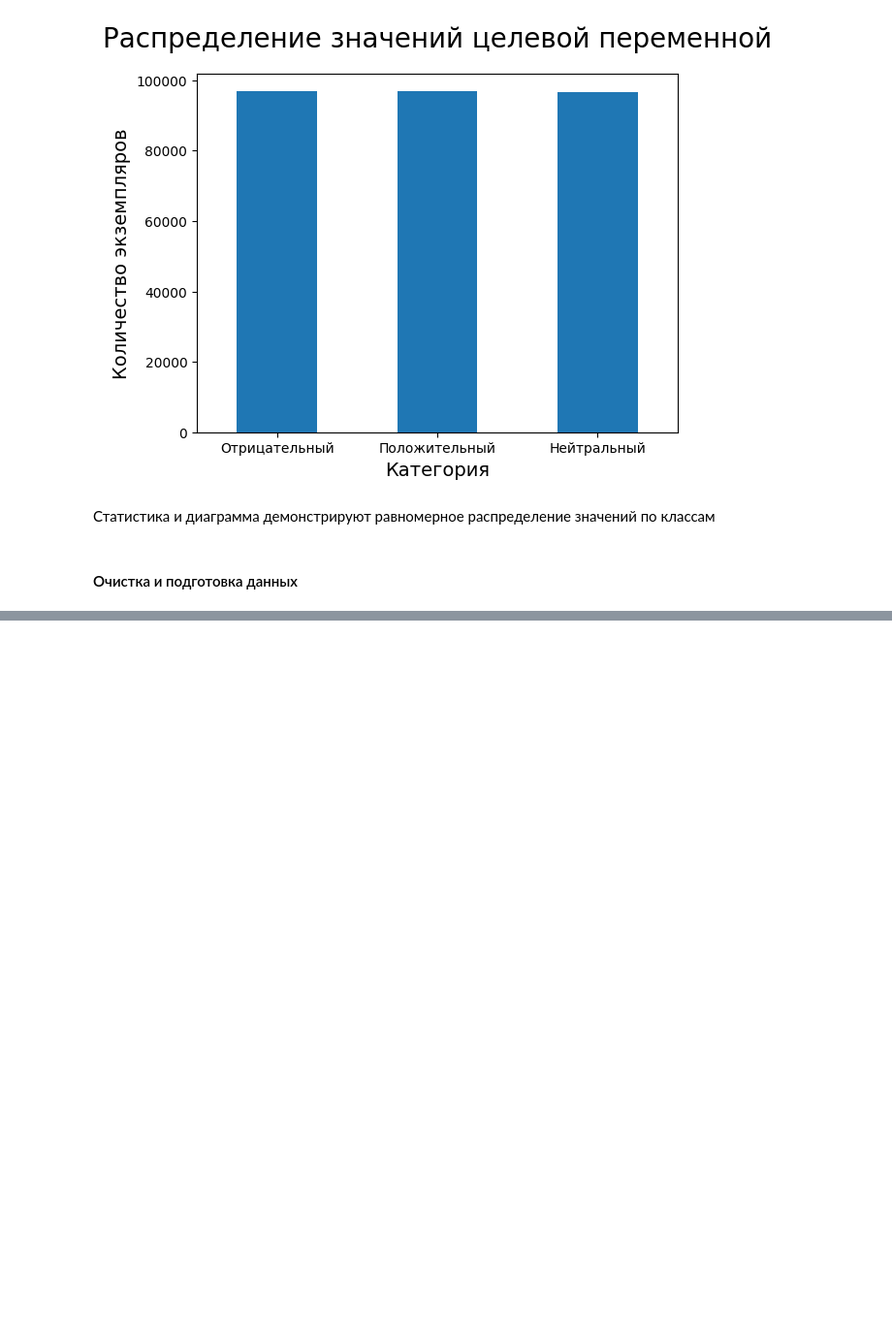
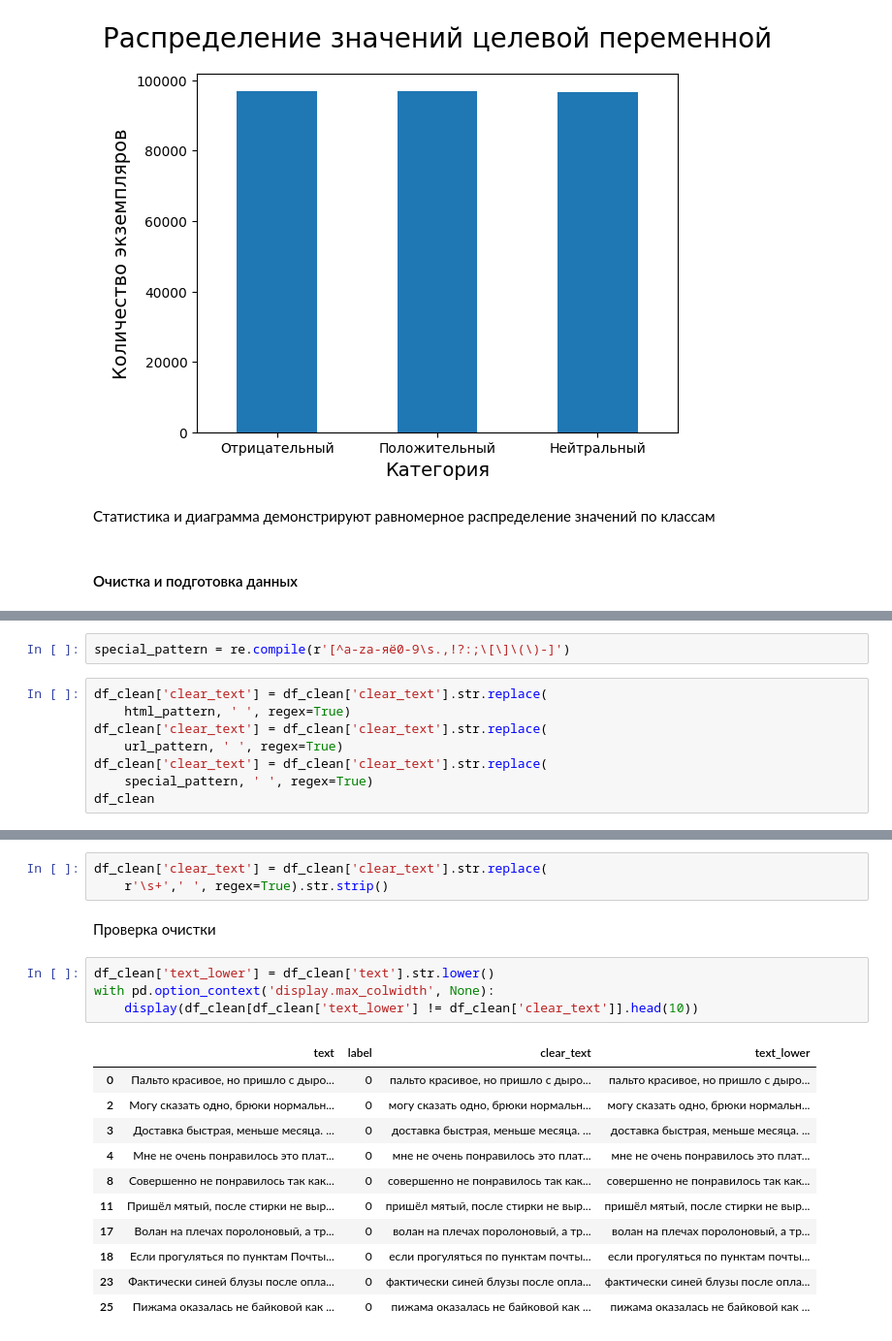
Before and after one commit to moon-may/Machine_Learning, a Jupyter notebook: main.ipynb, the cells around one changed output, grey strips where cells are left out. Shown: that part at 97% size. Saved outputs shown, nothing was run; the diff lists cells and outputs as text; blank space fills up the shorter version.

```diff
--- a/main.ipynb
+++ b/main.ipynb
@@ -140,0 +203,10 @@ import nltk
+# %%
+special_pattern = re.compile(r'[^a-zа-яё0-9\s.,!?:;\[\]\(\)-]')
+# %%
+df_clean['clear_text'] = df_clean['clear_text'].str.replace(
+    html_pattern, ' ', regex=True)
+df_clean['clear_text'] = df_clean['clear_text'].str.replace(
+    url_pattern, ' ', regex=True)
+df_clean['clear_text'] = df_clean['clear_text'].str.replace(
+    special_pattern, ' ', regex=True)
+df_clean
@@ -140,0 +227,21 @@ import nltk
+# %%
+df_clean['clear_text'] = df_clean['clear_text'].str.replace(
+    r'\s+',' ', regex=True).str.strip()
+# %% [markdown]
+Проверка очистки
+# %%
+df_clean['text_lower'] = df_clean['text'].str.lower()
+with pd.option_context('display.max_colwidth', None):
+    display(df_clean[df_clean['text_lower'] != df_clean['clear_text']].head(10))
+# %% [output]
+|  | text | label | clear_text | text_lower |
+| 0 | Пальто красивое, но пришло с дыро... | 0 | пальто красивое, но пришло с дыро... | пальто красивое, но пришло с дыро... |
+| 2 | Могу сказать одно, брюки нормальн... | 0 | могу сказать одно, брюки нормальн... | могу сказать одно, брюки нормальн... |
+| 3 | Доставка быстрая, меньше месяца. ... | 0 | доставка быстрая, меньше месяца. ... | доставка быстрая, меньше месяца. ... |
+| 4 | Мне не очень понравилось это плат... | 0 | мне не очень понравилось это плат... | мне не очень понравилось это плат... |
+| 8 | Совершенно не понравилось так как... | 0 | совершенно не понравилось так как... | совершенно не понравилось так как... |
+| 11 | Пришёл мятый, после стирки не выр... | 0 | пришёл мятый, после стирки не выр... | пришёл мятый, после стирки не выр... |
+| 17 | Волан на плечах поролоновый, а тр... | 0 | волан на плечах поролоновый, а тр... | волан на плечах поролоновый, а тр... |
+| 18 | Если прогуляться по пунктам Почты... | 0 | если прогуляться по пунктам почты... | если прогуляться по пунктам почты... |
+| 23 | Фактически синей блузы после опла... | 0 | фактически синей блузы после опла... | фактически синей блузы после опла... |
+| 25 | Пижама оказалась не байковой как ... | 0 | пижама оказалась не байковой как ... | пижама оказалась не байковой как ... |
```
Also changed, not shown: parts of 14 cells of this notebook.
